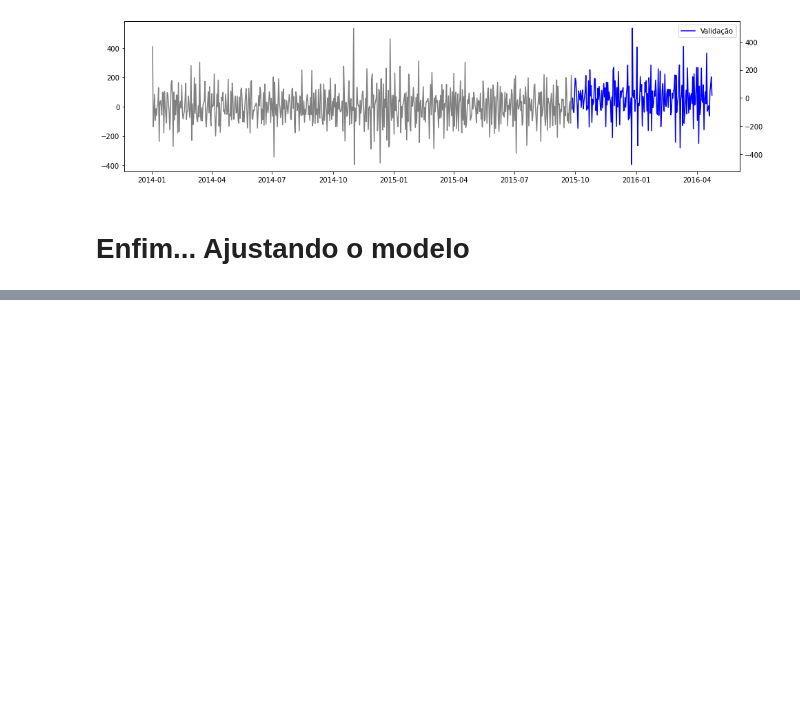
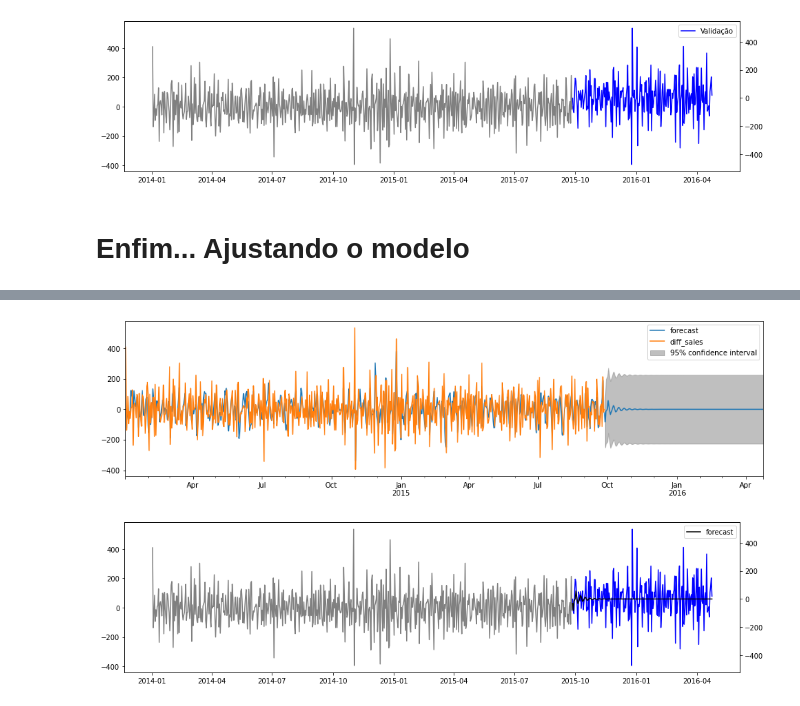
Before and after one commit to lucasmarchioro/TimeSeriesIntro, a Jupyter notebook: TimeSeries_Exemplos.ipynb, the cells around one changed output, grey strips where cells are left out. Cells and saved outputs as stored; diff of their text form; code cells hidden in the pictures; blank space fills up the shorter version.

```diff
--- a/TimeSeries_Exemplos.ipynb
+++ b/TimeSeries_Exemplos.ipynb
@@ -268,0 +296,10 @@ Ou até em modelos robustos que tem tal intuito, tal como o *Redes neurais com a
+# %%
+train.head()
+train.index = train['date']
+# %%
+mod = ARIMA(train.diff_sales.dropna(), order=(6,0,1))
+result = mod.fit()
+
+print(result.summary())
+print(result.params)
+predito_AR1 = result.predict(start = test.date.min(), end = test.date.max() )
@@ -268,0 +324,13 @@ Ou até em modelos robustos que tem tal intuito, tal como o *Redes neurais com a
+# %%
+result.plot_predict(start = '2014-01-02', end = test.date.max() );
+fig, ax = plt.subplots()
+ax.plot(train.date, train.diff_sales, color='gray')
+ax2 = ax.twinx()
+ax2.plot(test.date, test.diff_sales, color='blue')
+ax2.plot(test.date, predito_AR1, color='black',label='forecast')
+
+plt.legend()
+plt.show()
+# %% [output]
+[figure, added]
+[figure, added]
```
Also changed, not shown: parts of 26 cells of this notebook, 3 other files.
